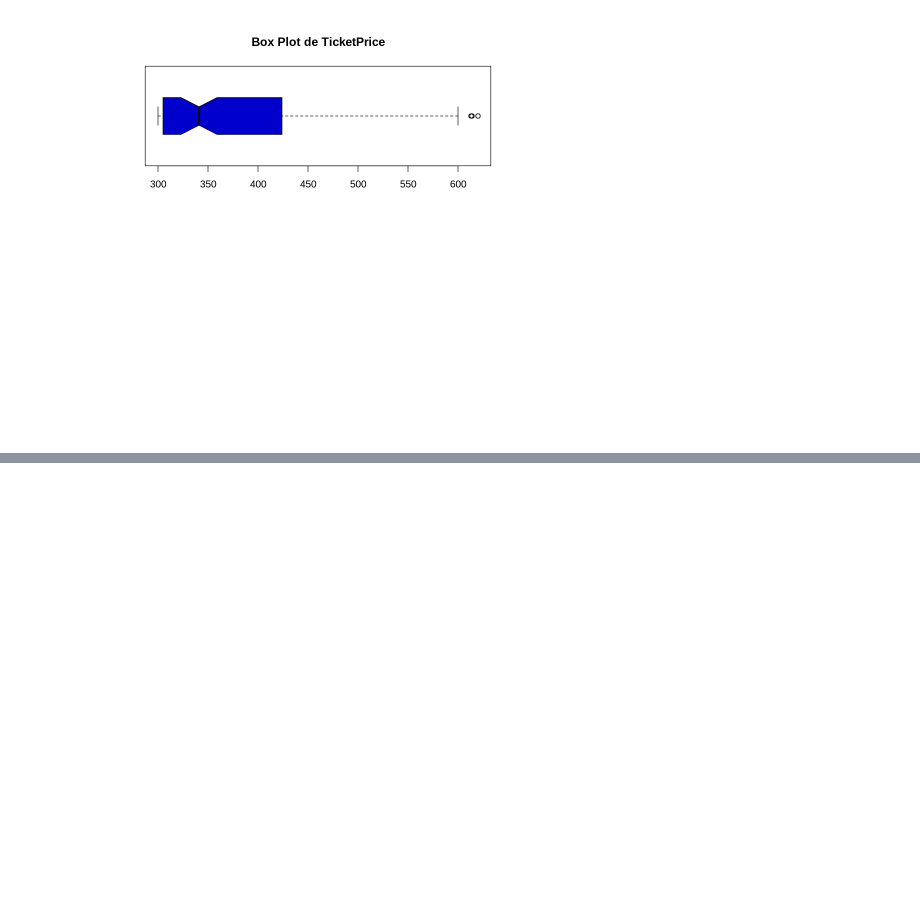
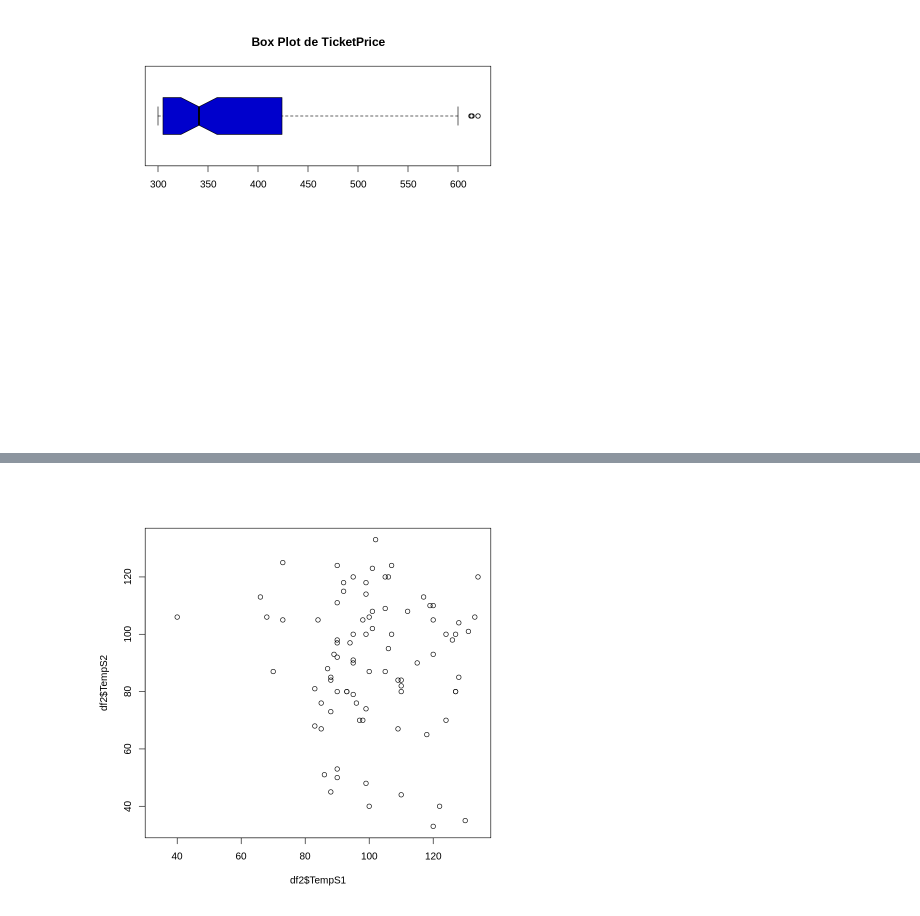
Before and after one commit to DeaAnalytics/univ-workshop, a Jupyter notebook: notebooks/R/Sesion2.ipynb, the cells around one changed output, grey strips where cells are left out. Cells and saved outputs as stored; diff of their text form; code cells hidden in the pictures; blank space fills up the shorter version.

```diff
--- a/notebooks/R/Sesion2.ipynb
+++ b/notebooks/R/Sesion2.ipynb
@@ -105,3 +105,7 @@ par(mfrow = c(1,1))
  Max.   :620.0
 [figure]
 [figure]
+# %%
+#Ahora vamos a leer el archivo que se llama Matriz_Correlacion.csv y renombrarlo como "df2" para hacer análisis futuros y veamos que contiene
+df2 <- read.csv("https://github.com/DeaAnalytics/univ-workshop/raw/main/data/Matriz_Correlacion.csv")
+df2
@@ -107,0 +132,6 @@ par(mfrow = c(1,1))
+# %%
+#Ahora hagamos un Diagrama de Dispersión que nos permitirá si hay alguna relación con las variables de mi tabla, elegimos quien será x y y (cualesquier par de variables de mi tabla df2)
+#Primero tomemos a x=Temperatura del sector1 y y=Temperatura del sector2
+plot(x = df2$TempS1, y = df2$TempS2)
+# %% [output]
+[figure, added]
```
Also changed, not shown: parts of 9 cells of this notebook.
